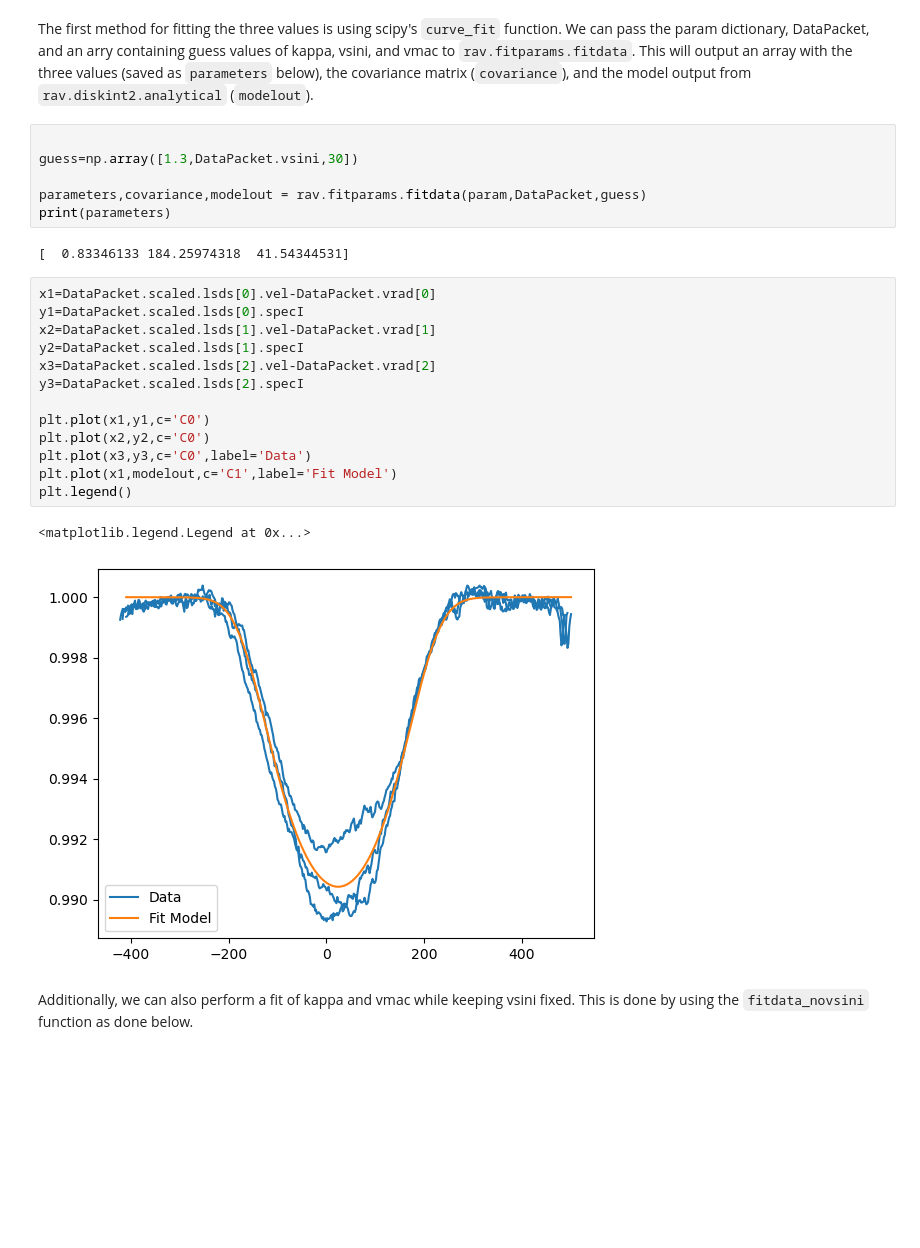
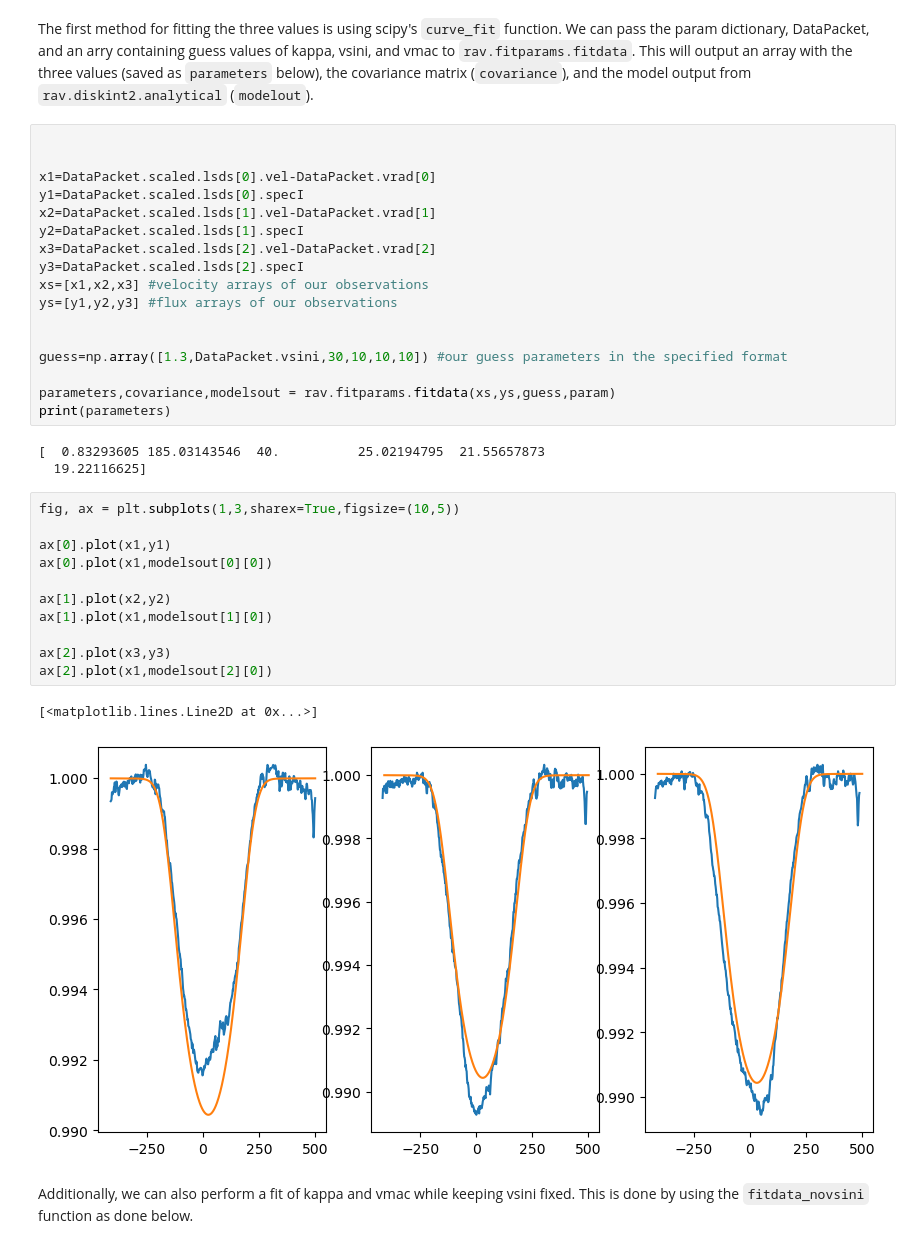
Before and after one commit to veropetit/pyRaven, a Jupyter notebook: HowToUsePyRavenTutorial/02-FitIntensity.ipynb, the cells around one changed output. Cells and saved outputs as stored; diff of their text form; blank space fills up the shorter version.

Commit message:
updated fit params

```diff
--- a/HowToUsePyRavenTutorial/02-FitIntensity.ipynb
+++ b/HowToUsePyRavenTutorial/02-FitIntensity.ipynb
@@ -159,30 +159,40 @@ DataPacket = rav.data.read_packet('ExampleData/ExamplePacket.h5')
 }
 # %% [markdown]
 The first method for fitting the three values is using scipy's `curve_fit` function. We can pass the param dictionary, DataPacket, and an arry containing guess values of kappa, vsini, and vmac to `rav.fitparams.fitdata`. This will output an array with the three values (saved as `parameters` below), the covariance matrix (`covariance`), and the model output from `rav.diskint2.analytical` (`modelout`).
-# %%
-
-guess=np.array([1.3,DataPacket.vsini,30])
-
-parameters,covariance,modelout = rav.fitparams.fitdata(param,DataPacket,guess)
-print(parameters)
-# %% [output]
-[  0.83346133 184.25974318  41.54344531]
 # %%
+
+
 x1=DataPacket.scaled.lsds[0].vel-DataPacket.vrad[0]
 y1=DataPacket.scaled.lsds[0].specI
 x2=DataPacket.scaled.lsds[1].vel-DataPacket.vrad[1]
 y2=DataPacket.scaled.lsds[1].specI
 x3=DataPacket.scaled.lsds[2].vel-DataPacket.vrad[2]
 y3=DataPacket.scaled.lsds[2].specI
+xs=[x1,x2,x3] #velocity arrays of our observations
+ys=[y1,y2,y3] #flux arrays of our observations
 
-plt.plot(x1,y1,c='C0')
-plt.plot(x2,y2,c='C0')
-plt.plot(x3,y3,c='C0',label='Data')
-plt.plot(x1,modelout,c='C1',label='Fit Model')
-plt.legend()
+
+guess=np.array([1.3,DataPacket.vsini,30,10,10,10]) #our guess parameters in the specified format
+
+parameters,covariance,modelsout = rav.fitparams.fitdata(xs,ys,guess,param)
+print(parameters)
 # %% [output]
-<matplotlib.legend.Legend at 0x...>
+[  0.83293605 185.03143546  40.          25.02194795  21.55657873
+  19.22116625]
-[figure, removed]
+# %%
+fig, ax = plt.subplots(1,3,sharex=True,figsize=(10,5))
+
+ax[0].plot(x1,y1)
+ax[0].plot(x1,modelsout[0][0])
+
+ax[1].plot(x2,y2)
+ax[1].plot(x1,modelsout[1][0])
+
+ax[2].plot(x3,y3)
+ax[2].plot(x1,modelsout[2][0])
+# %% [output]
+[<matplotlib.lines.Line2D at 0x...>]
+[figure, added]
 # %% [markdown]
 Additionally, we can also perform a fit of kappa and vmac while keeping vsini fixed. This is done by using the `fitdata_novsini` function as done below.
 # %%
```
Also changed, not shown: 1 other file.
